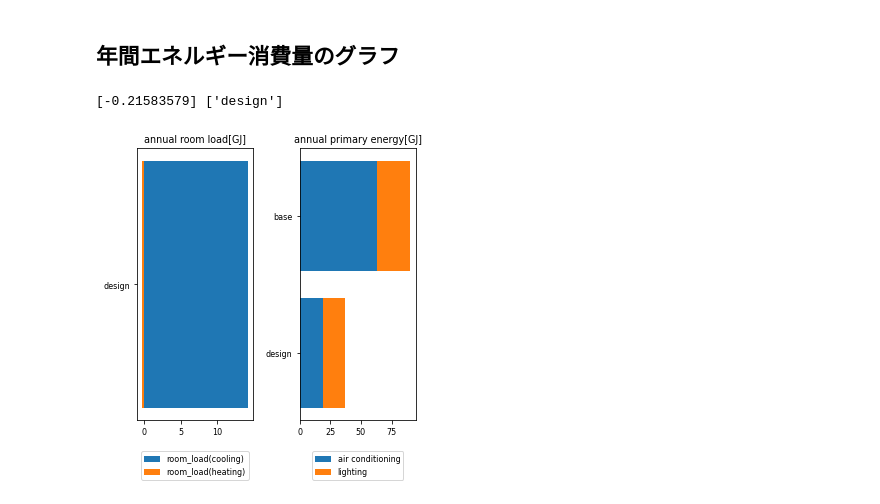
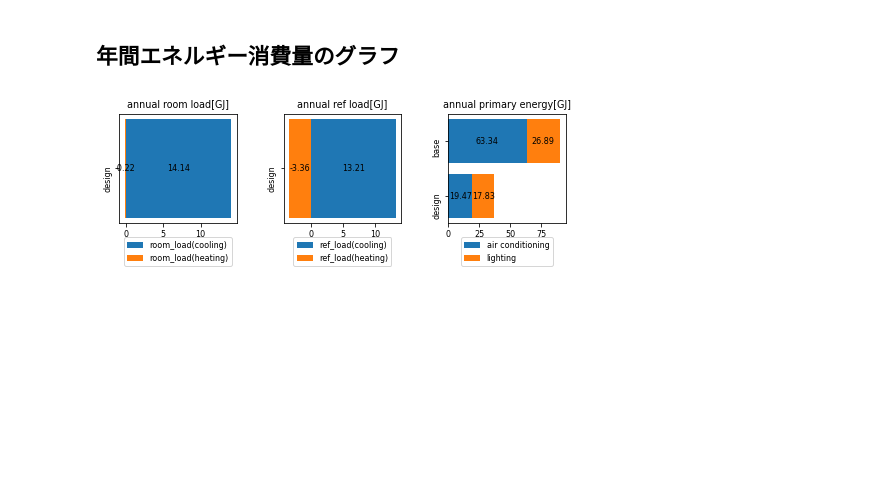
Before and after one commit to satoh-er/builelib_viewer, a Jupyter notebook: builelib_viewer.ipynb, the cells around one changed output. Saved outputs shown, nothing was run; the diff lists cells and outputs as text; code cells hidden in the pictures; blank space fills up the shorter version.

```diff
--- a/builelib_viewer.ipynb
+++ b/builelib_viewer.ipynb
@@ -364,31 +364,49 @@ label = []
 label.append('design')
 label.append('base')
 # %%
-fig = plt.figure(figsize=(5, 5))
-ax = fig.subplots(1, 2)
+fig = plt.figure(figsize=(8, 2))
+ax = fig.subplots(1, 3)
 # 余白を設定
 plt.subplots_adjust(wspace=0.4, hspace=0.6)
 
 room_load_c = np.array([dm['room_load_c'].sum() / 1000.0])
 room_load_h = np.array([dm['room_load_h'].sum() / 1000.0])
 xlabel = np.array(['design'])
-print(room_load_h, xlabel)
 
 # 年積算室負荷
 ax[0].barh(xlabel, room_load_c, label='room_load(cooling)')
 ax[0].barh(xlabel, room_load_h, label='room_load(heating)')
 ax[0].set_title('annual room load[GJ]')
 ax[0].legend(loc='upper center', bbox_to_anchor=(0.5, -0.1), ncol=1)
+ax[0].text(x=room_load_c[0] / 2, y=0, s=round(room_load_c[0], 2), ha='center', va='center')
+ax[0].text(x=room_load_h[0] / 2, y=0, s=round(room_load_h[0], 2), ha='center', va='center')
+ax[0].tick_params(axis='y', rotation=90)
 
 # 年積算エネルギー
 offsets = 0.0
-ax[1].barh(label, energy_AC, left=offsets, label='air conditioning')
+ax[2].barh(label, energy_AC, left=offsets, label='air conditioning')
+for AC in range(2):
+    ax[2].text(x=energy_AC[AC] / 2, y=AC, s=round(energy_AC[AC], 2), ha='center', va='center')
 offsets += energy_AC
-ax[1].barh(label, energy_light, left=offsets, label='lighting')
-ax[1].set_title('annual primary energy[GJ]')
+ax[2].barh(label, energy_light, left=offsets, label='lighting')
+ax[2].set_title('annual primary energy[GJ]')
+ax[2].legend(loc='upper center', bbox_to_anchor=(0.5, -0.1), ncol=1)
+ax[2].tick_params(axis='y', rotation=90)
+for light in range(2):
+    x = energy_light[light] / 2 + offsets[light]
+    ax[2].text(x=x, y=light, s=round(energy_light[light], 2), ha='center', va='center')
+
+# 年積算熱源負荷
+ref_load_c = np.array([dm['ref_load_c'].sum() / 1000.0])
+ref_load_h = np.array([dm['ref_load_h'].sum() / 1000.0])
+ax[1].barh(xlabel, ref_load_c, label='ref_load(cooling)')
+ax[1].barh(xlabel, ref_load_h, label='ref_load(heating)')
+ax[1].set_title('annual ref load[GJ]')
 ax[1].legend(loc='upper center', bbox_to_anchor=(0.5, -0.1), ncol=1)
+ax[1].text(x=ref_load_c[0] / 2, y=0, s=round(ref_load_c[0], 2), ha='center', va='center')
+ax[1].text(x=ref_load_h[0] / 2, y=0, s=round(ref_load_h[0], 2), ha='center', va='center')
+ax[1].tick_params(axis='y', rotation=90)
 
 plt.show()
 # %% [output]
-[-0.21583579] ['design']
-[figure, old version]
+[figure, new version]
```
